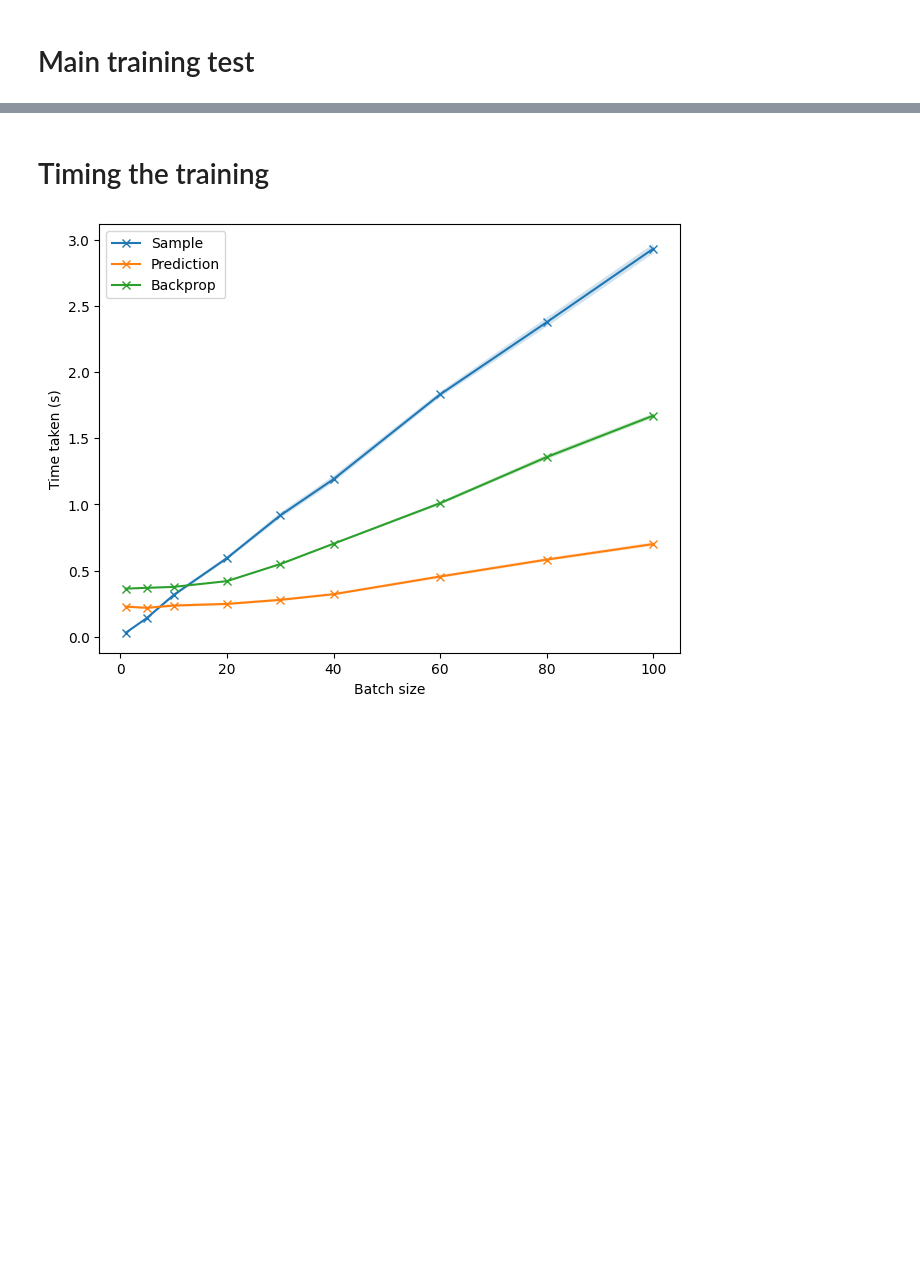
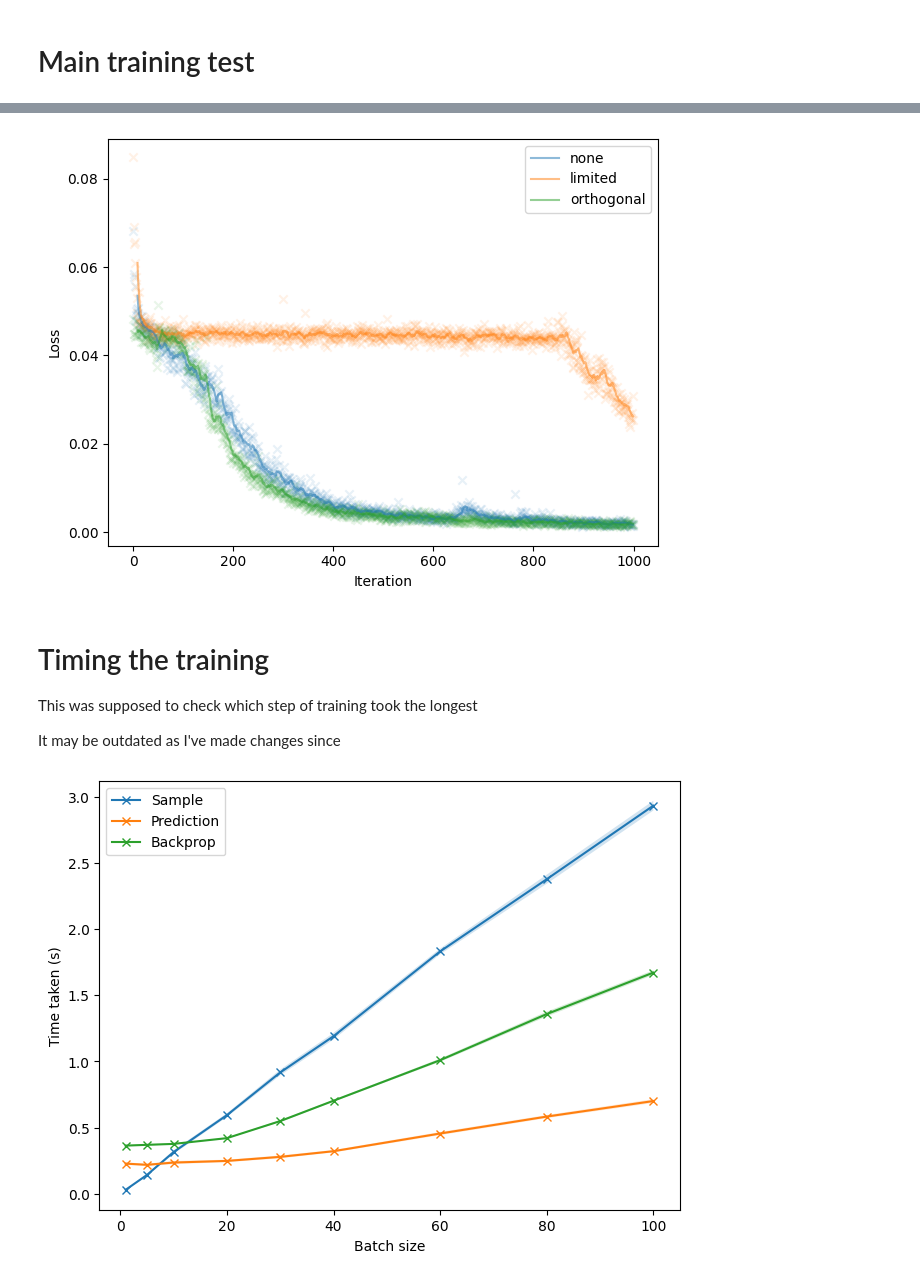
Before and after one commit to greenturtle1134/LAr-VGGT, a Jupyter notebook: train_test.ipynb, the cells around one changed output, grey strips where cells are left out. Saved outputs shown, nothing was run; the diff lists cells and outputs as text; code cells hidden in the pictures; blank space fills up the shorter version.

```diff
--- a/train_test.ipynb
+++ b/train_test.ipynb
@@ -21,8 +40,9 @@ from dataloader.dataset import *
 # Main training test
 # %%
 # can I even load the big one
-path = "/sdf/home/y/youngsam/data/dune/larnet/h5/DataAccessExamples/train/generic_v2_51800_v1.h5"
-dataset = dataset_from_file(path)
+# path = "/sdf/home/y/youngsam/data/dune/larnet/h5/DataAccessExamples/train/generic_v2_51800_v1.h5"
+path = "/sdf/home/y/youngsam/data/dune/larnet/h5/DataAccessExamples/tutorial_example_v1.h5"
+dataset = dataset_from_file(path, remove_noise_cluster=True)
 
 device = "cuda" if torch.cuda.is_available() else "cpu"
 
@@ -110,0 +182,13 @@ plt.plot(history[:100])
+# %%
+result_target_ablation = list()
+for option in ["none", "limited", "orthogonal"]:
+    model = VGGT(
+        tokenizer = IdentityTokenizer(),
+        aggregator = Aggregator(embed_dim=256),
+        depth_head = DepthHead(dim_in=512, activation=nn.Tanh())
+    )
+    model = model.to(device)
+    print(f"Training: {option}")
+    model, history = train_model(model, dataset, 10, 3, print_every=200, iterations=1000, rotation_mode="limited")
+    print()
+    result_target_ablation.append((option, model, history))
@@ -111,5 +216,29 @@ plt.plot(history[:100])
+# %%
+window = 10  # adjust as needed
+
+fig, ax = plt.subplots(layout="tight")
+
+for i, (option, _, curve) in enumerate(result_target_ablation):
+    ax.scatter(range(len(curve)), curve, marker='x', alpha=0.1, color=f"C{i}")
+    ma_x = np.arange(window-1, len(curve))
+    moving_avg = np.convolve(curve, np.ones(window)/window, mode='valid')
+    ax.plot(ma_x, moving_avg, label=option, color=f"C{i}", alpha=0.5)
+
+ax.set_xlabel("Iteration")
+ax.set_ylabel("Loss")
+ax.legend()
+# ax.set_xlim(100, 800)
+# ax.set_ylim(0, 0.05)
+
+plt.show()
+# %% [output]
+[figure, added]
 # %% [markdown]
 # Timing the training
+
+This was supposed to check which step of training took the longest
+
+It may be outdated as I've made changes since
 # %%
 # Function to gauge how long it takes to do each step v.s. time
 
```
Also changed, not shown: parts of 16 cells of this notebook, 16 other files.
